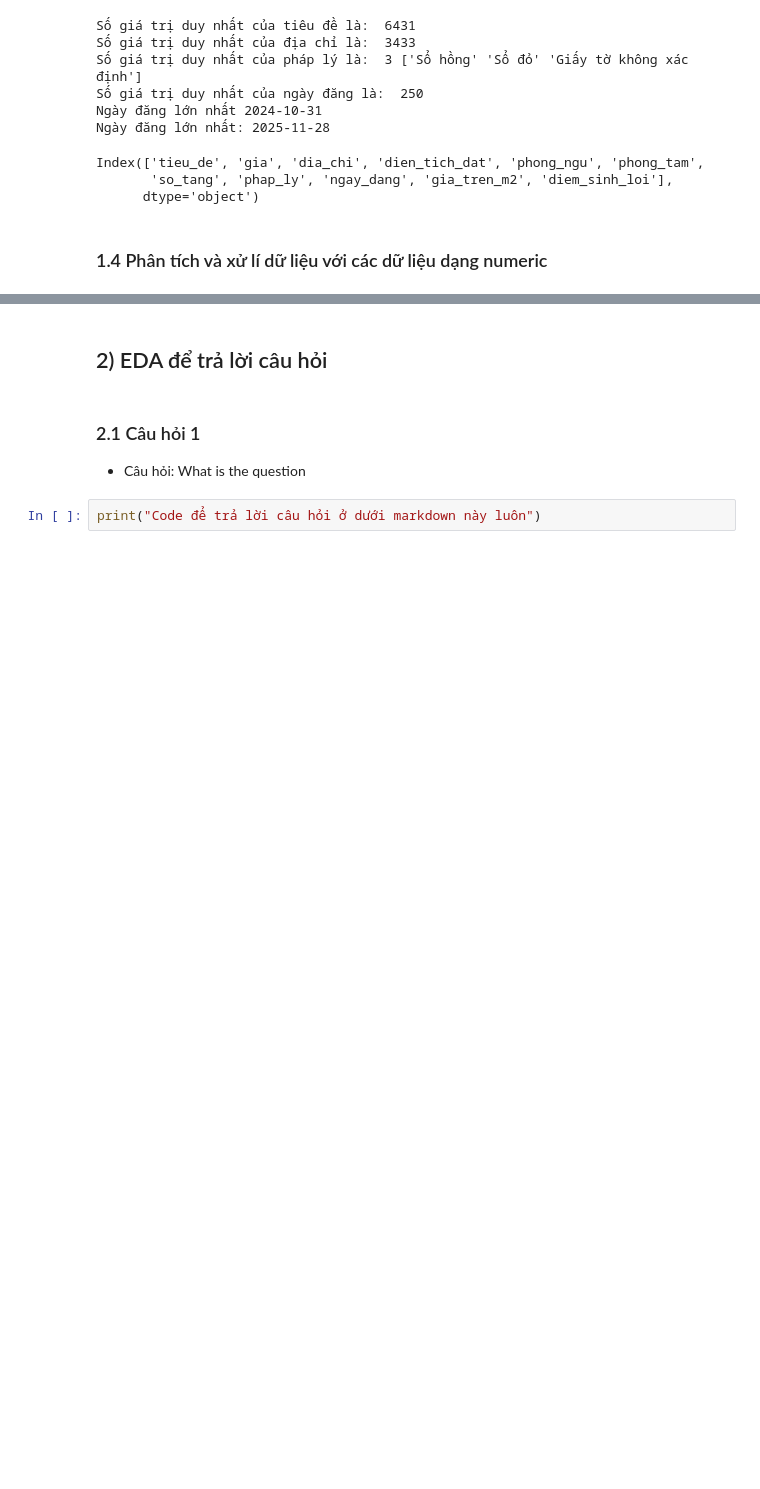
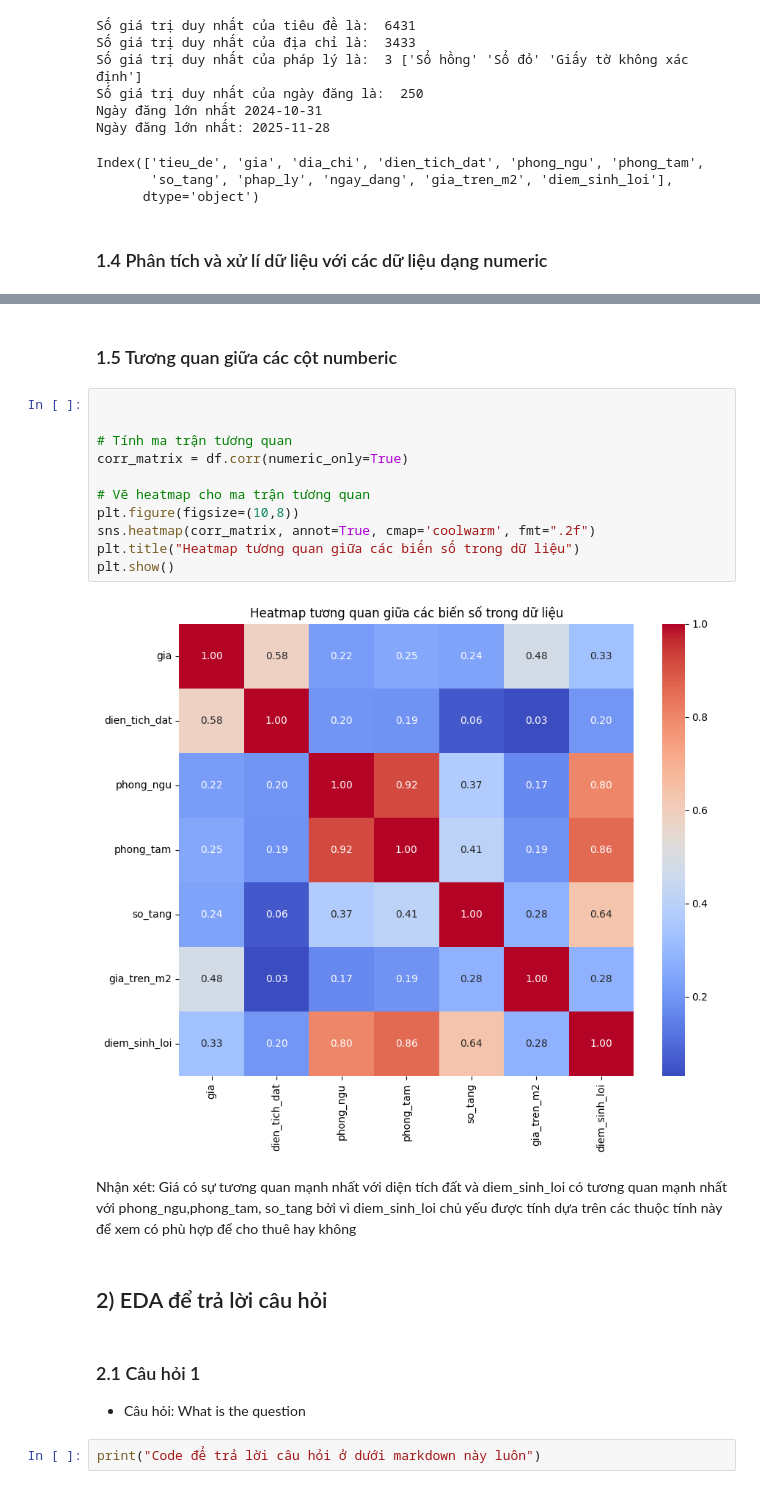
Before and after one commit to Thuongcdv123/Project-Intro-DS, a Jupyter notebook: eda/eda.ipynb, the cells around one changed output, grey strips where cells are left out. Cells and saved outputs as stored; diff of their text form; blank space fills up the shorter version.

Commit message:
Sửa lại điều kiện lọc outlier và thêm heatmap

```diff
--- a/eda/eda.ipynb
+++ b/eda/eda.ipynb
@@ -114,3 +116,20 @@ cf.describe()
+# %% [markdown]
+### 1.5 Tương quan giữa các cột numberic
+# %%
+
+
+# Tính ma trận tương quan
+corr_matrix = df.corr(numeric_only=True)
+
+# Vẽ heatmap cho ma trận tương quan
+plt.figure(figsize=(10,8))
+sns.heatmap(corr_matrix, annot=True, cmap='coolwarm', fmt=".2f")
+plt.title("Heatmap tương quan giữa các biến số trong dữ liệu")
+plt.show()
+# %% [output]
+[figure, added]
+# %% [markdown]
+Nhận xét: Giá có sự tương quan mạnh nhất với diện tích đất và diem_sinh_loi có tương quan mạnh nhất với phong_ngu,phong_tam, so_tang bởi vì diem_sinh_loi chủ yếu được tính dựa trên các thuộc tính này để xem có phù hợp để cho thuê hay không
 # %% [markdown]
 ## 2) EDA để trả lời câu hỏi
 # %% [markdown]
```
Also changed, not shown: parts of 4 cells of this notebook.
